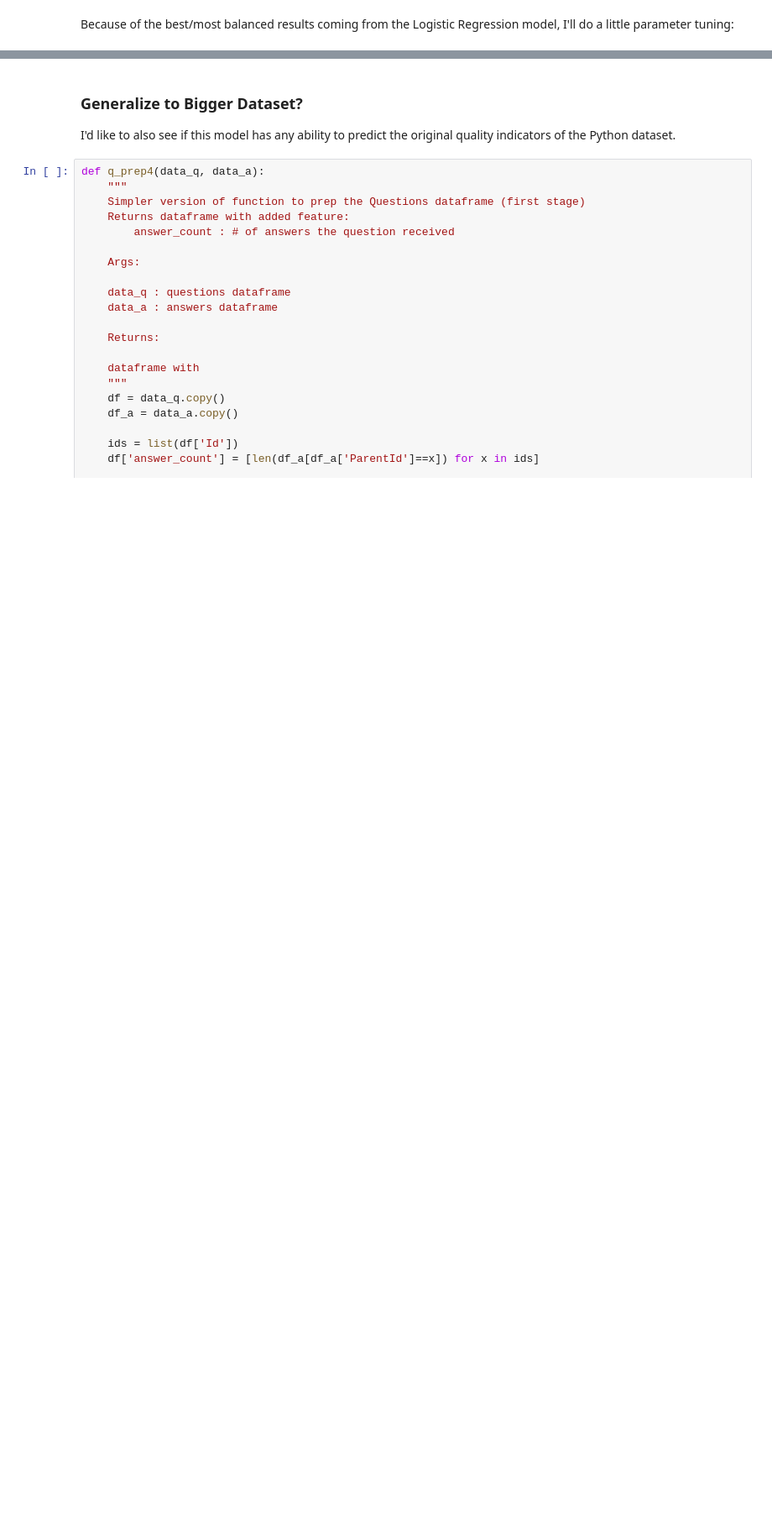
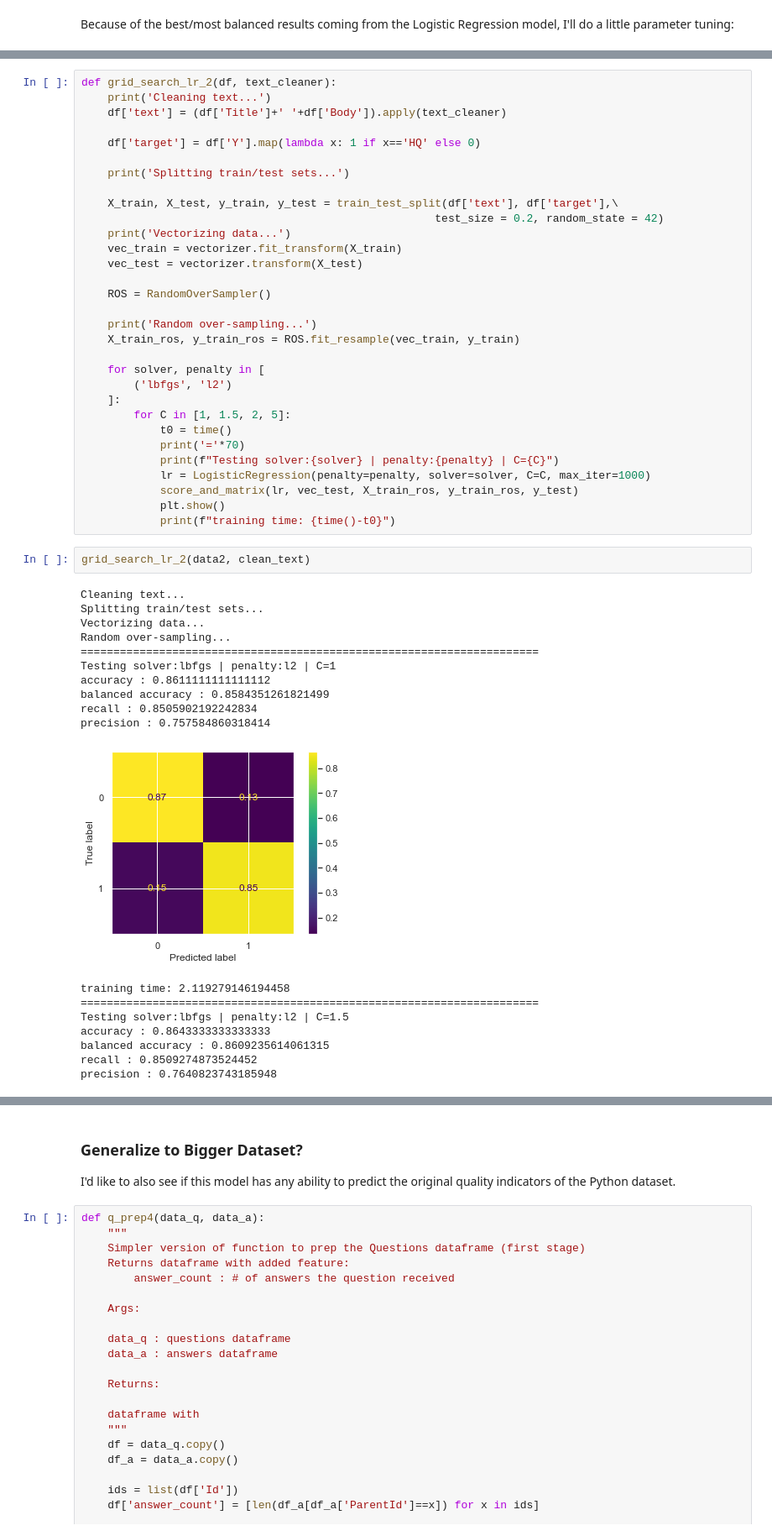
Before and after one commit to willcd/module5-project, a Jupyter notebook: code/prep_modelling_notebook.ipynb, the cells around one changed output, grey strips where cells are left out. Shown at 84% size. Cells and saved outputs as stored; diff of their text form; blank space fills up the shorter version.

```diff
--- a/code/prep_modelling_notebook.ipynb
+++ b/code/prep_modelling_notebook.ipynb
@@ -850,0 +901,52 @@ precision : 0.7674077693623259
+# %%
+def grid_search_lr_2(df, text_cleaner):
+    print('Cleaning text...')
+    df['text'] = (df['Title']+' '+df['Body']).apply(text_cleaner)
+
+    df['target'] = df['Y'].map(lambda x: 1 if x=='HQ' else 0)
+
+    print('Splitting train/test sets...')
+
+    X_train, X_test, y_train, y_test = train_test_split(df['text'], df['target'],\
+                                                      test_size = 0.2, random_state = 42)
+    print('Vectorizing data...')
+    vec_train = vectorizer.fit_transform(X_train)
+    vec_test = vectorizer.transform(X_test)
+
+    ROS = RandomOverSampler()
+
+    print('Random over-sampling...')
+    X_train_ros, y_train_ros = ROS.fit_resample(vec_train, y_train)
+
+    for solver, penalty in [
+        ('lbfgs', 'l2')
+    ]:
+        for C in [1, 1.5, 2, 5]:
+            t0 = time()
+            print('='*70)
+            print(f"Testing solver:{solver} | penalty:{penalty} | C={C}")
+            lr = LogisticRegression(penalty=penalty, solver=solver, C=C, max_iter=1000)
+            score_and_matrix(lr, vec_test, X_train_ros, y_train_ros, y_test)
+            plt.show()
+            print(f"training time: {time()-t0}")
+# %%
+grid_search_lr_2(data2, clean_text)
+# %% [output]
+Cleaning text...
+Splitting train/test sets...
+Vectorizing data...
+Random over-sampling...
+======================================================================
+Testing solver:lbfgs | penalty:l2 | C=1
+accuracy : 0.8611111111111112
+balanced accuracy : 0.8584351261821499
+recall : 0.8505902192242834
+precision : 0.757584860318414
+[figure, added]
+training time: 2.119279146194458
+======================================================================
+Testing solver:lbfgs | penalty:l2 | C=1.5
+accuracy : 0.8643333333333333
+balanced accuracy : 0.8609235614061315
+recall : 0.8509274873524452
+precision : 0.7640823743185948
```
Also changed, not shown: parts of 44 cells of this notebook, 4 other files.
